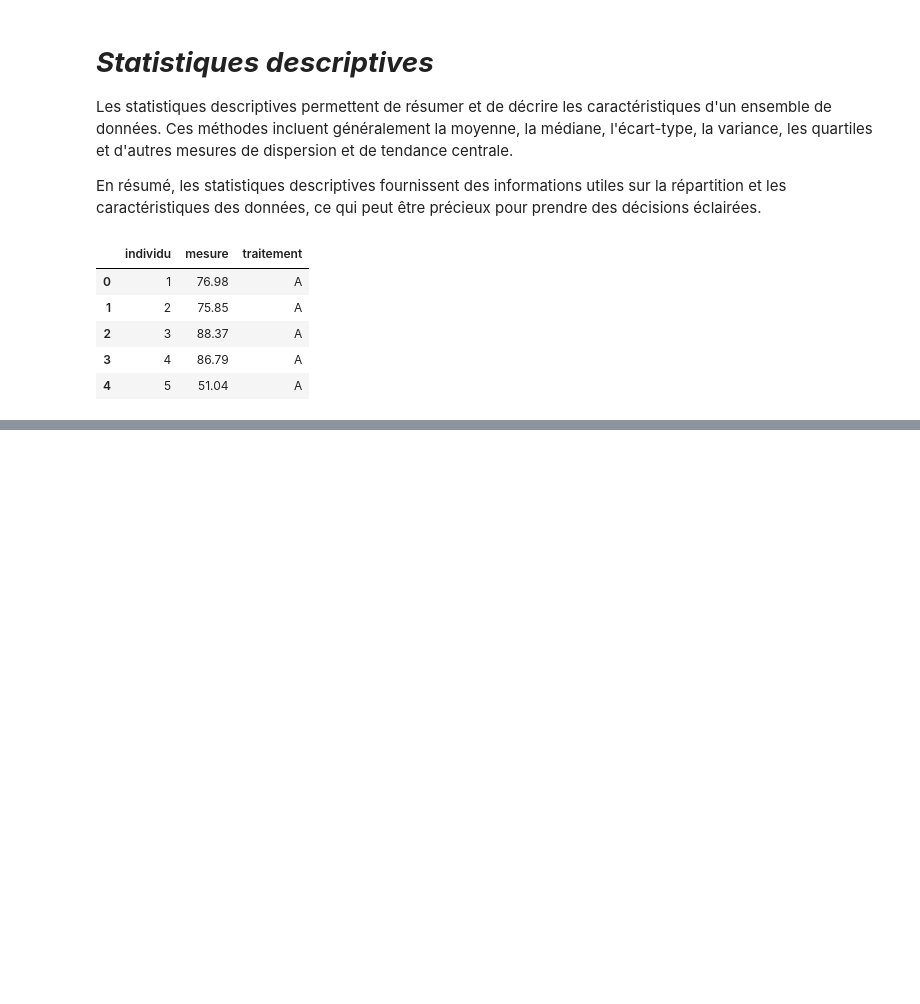
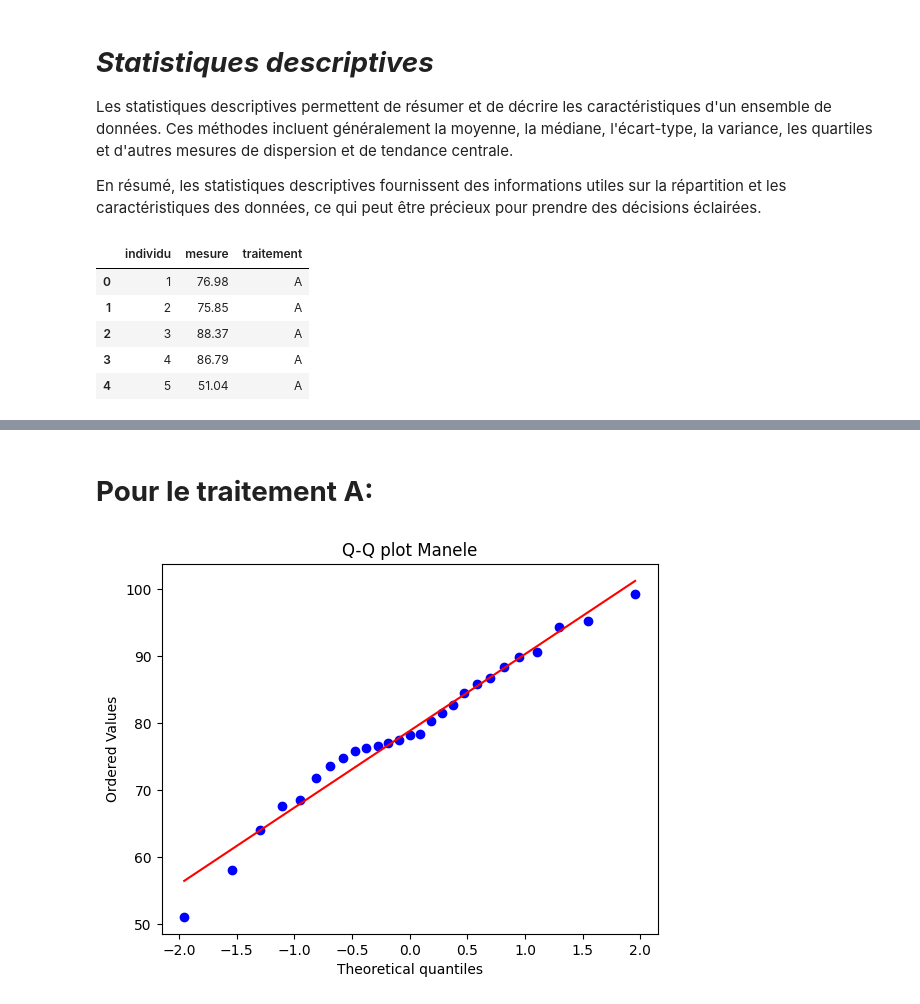
Before and after one commit to bigirimanainnocent12/Test-T-de-student-pour-deux-chantillons-ind-pendants, a Jupyter notebook: Test_T_de_Student_Pour_Deux_échantillons_Indépendants.ipynb, the cells around one changed output, grey strips where cells are left out. Drawn from its saved outputs; the diff is of its cells as text; code cells hidden in the pictures; blank space fills up the shorter version.

```diff
--- a/Test_T_de_Student_Pour_Deux_échantillons_Indépendants.ipynb
+++ b/Test_T_de_Student_Pour_Deux_échantillons_Indépendants.ipynb
@@ -211,0 +273,8 @@ df = pd.read_csv('molecule.csv')
+# %% [markdown]
+# **Pour le traitement A:**
+# %%
+stats.probplot(df[df['traitement']=='A']['mesure'], dist="norm", plot=plt)
+plt.title("Q-Q plot Manele")
+plt.show()
+# %% [output]
+[figure, added]
```
Also changed, not shown: parts of 22 cells of this notebook.
